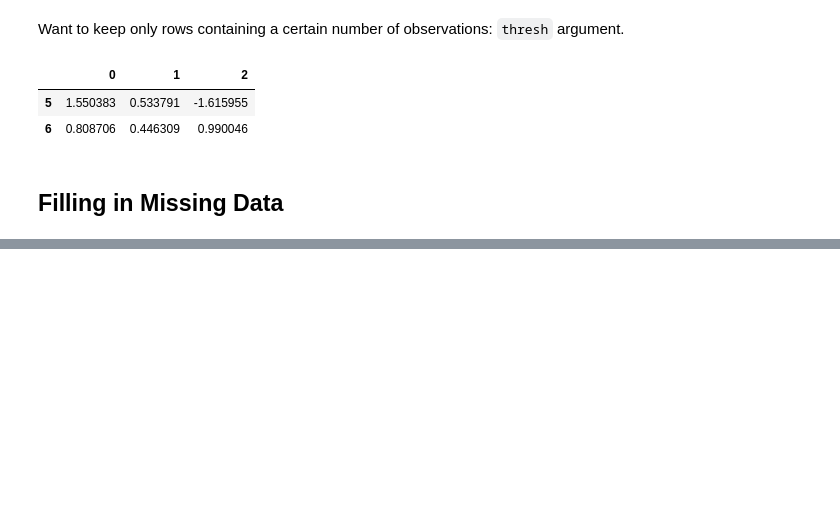
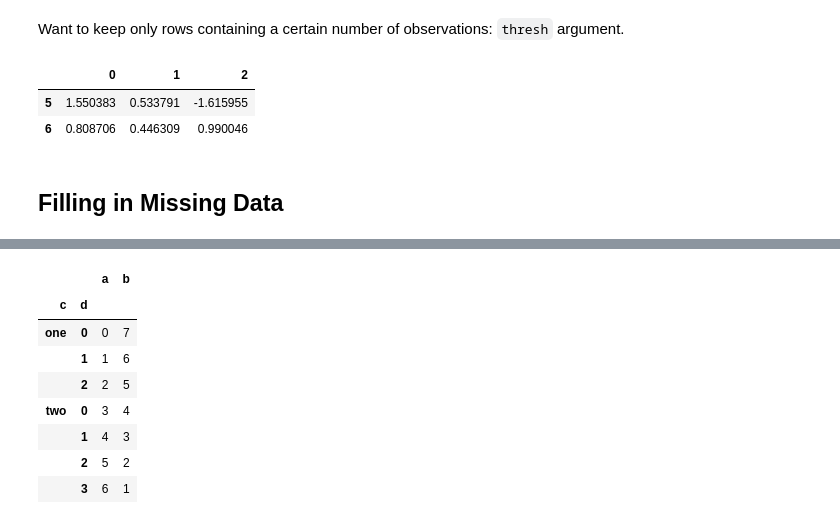
Before and after one commit to rerwin21/python_for_data_analysis, a Jupyter notebook: Chap_5.ipynb, the cells around one changed output, grey strips where cells are left out. Drawn from its saved outputs; the diff is of its cells as text; code cells hidden in the pictures; blank space fills up the shorter version.

```diff
--- a/Chap_5.ipynb
+++ b/Chap_5.ipynb
@@ -1941,0 +2305,12 @@ df.dropna(thresh=3)
+# %%
+frame2
+# %% [output]
+|  |  | a | b |
+| c | d |  |  |
+| one | 0 | 0 | 7 |
+|  | 1 | 1 | 6 |
+|  | 2 | 2 | 5 |
+| two | 0 | 3 | 4 |
+|  | 1 | 4 | 3 |
+|  | 2 | 5 | 2 |
+|  | 3 | 6 | 1 |
```
Also changed, not shown: parts of 55 cells of this notebook.
